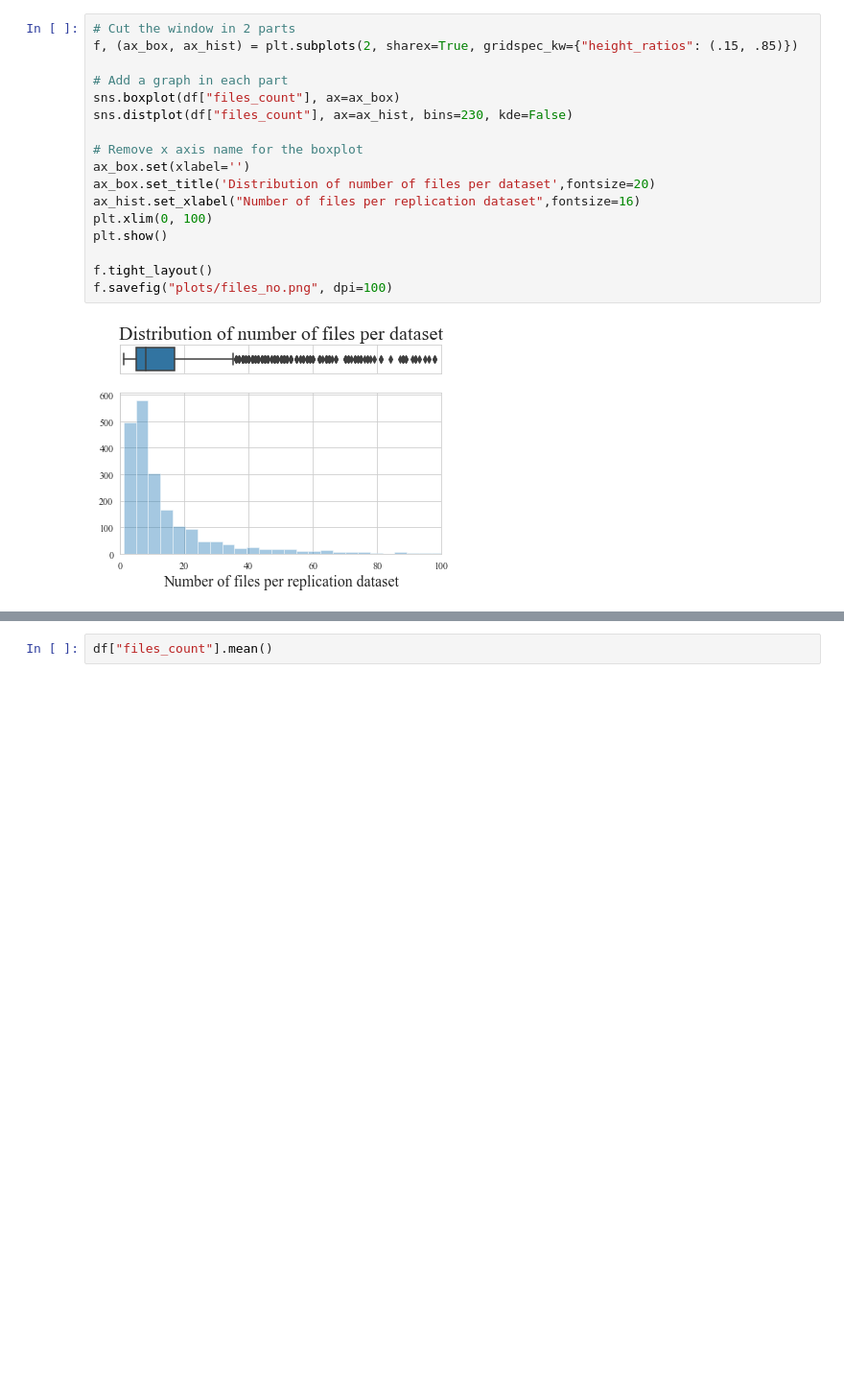
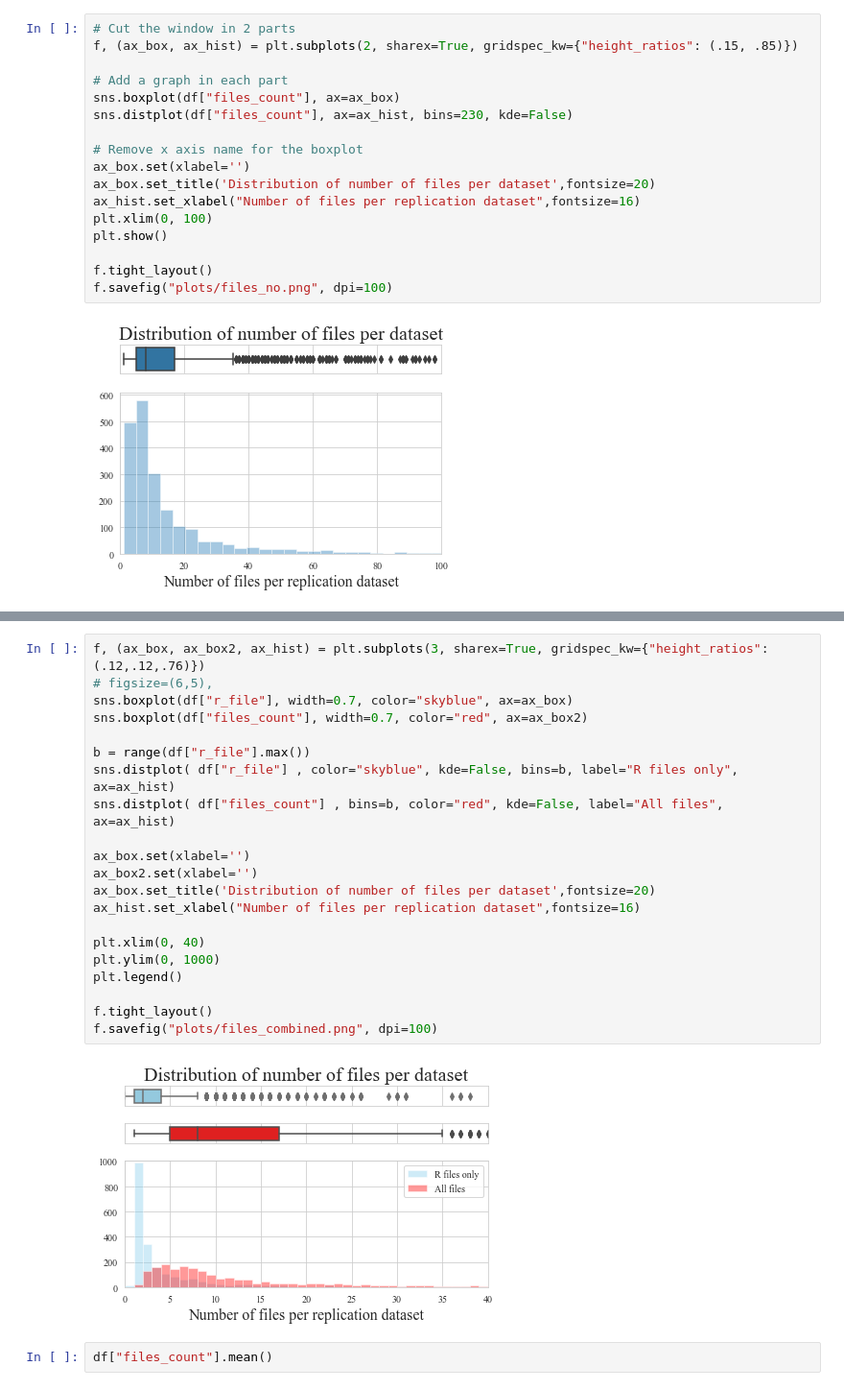
Before and after one commit to atrisovic/dataverse-r-study, a Jupyter notebook: analysis/dataset-level-analysis.ipynb, the cells around one changed output, grey strips where cells are left out. Shown at 96% size. Drawn from its saved outputs; the diff is of its cells as text; blank space fills up the shorter version.

```diff
--- a/analysis/dataset-level-analysis.ipynb
+++ b/analysis/dataset-level-analysis.ipynb
@@ -325,3 +450,26 @@ f.savefig("plots/files_no.png", dpi=100)
+# %%
+f, (ax_box, ax_box2, ax_hist) = plt.subplots(3, sharex=True, gridspec_kw={"height_ratios": (.12,.12,.76)})
+# figsize=(6,5),
+sns.boxplot(df["r_file"], width=0.7, color="skyblue", ax=ax_box)
+sns.boxplot(df["files_count"], width=0.7, color="red", ax=ax_box2)
+
+b = range(df["r_file"].max())
+sns.distplot( df["r_file"] , color="skyblue", kde=False, bins=b, label="R files only", ax=ax_hist)
+sns.distplot( df["files_count"] , bins=b, color="red", kde=False, label="All files", ax=ax_hist)
+
+ax_box.set(xlabel='')
+ax_box2.set(xlabel='')
+ax_box.set_title('Distribution of number of files per dataset',fontsize=20)
+ax_hist.set_xlabel("Number of files per replication dataset",fontsize=16)
+
+plt.xlim(0, 40)
+plt.ylim(0, 1000)
+plt.legend()
+
+f.tight_layout()
+f.savefig("plots/files_combined.png", dpi=100)
+# %% [output]
+[figure, added]
 # %%
 df["files_count"].mean()
 # %% [output]
```
Also changed, not shown: parts of 34 cells of this notebook.
